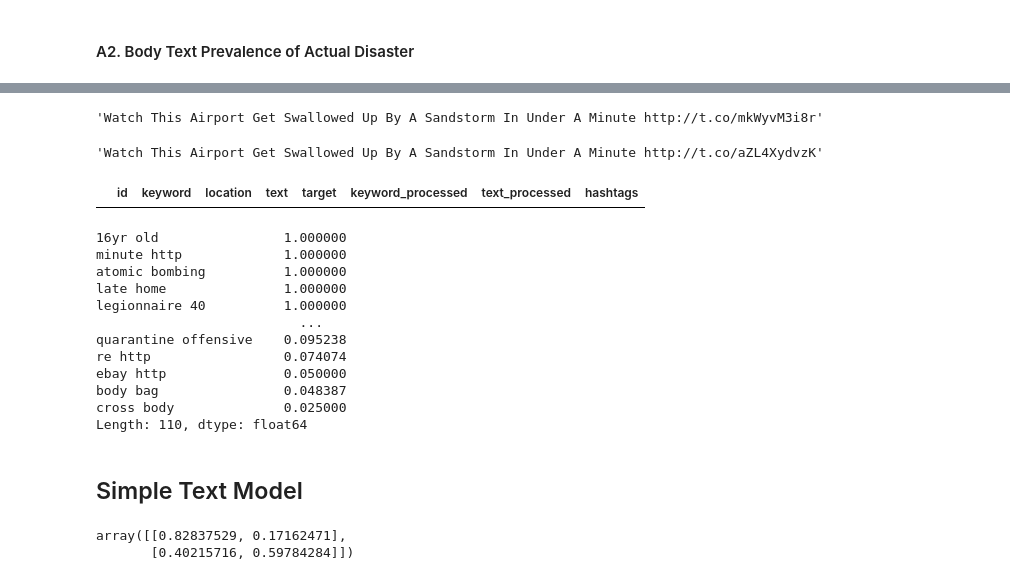
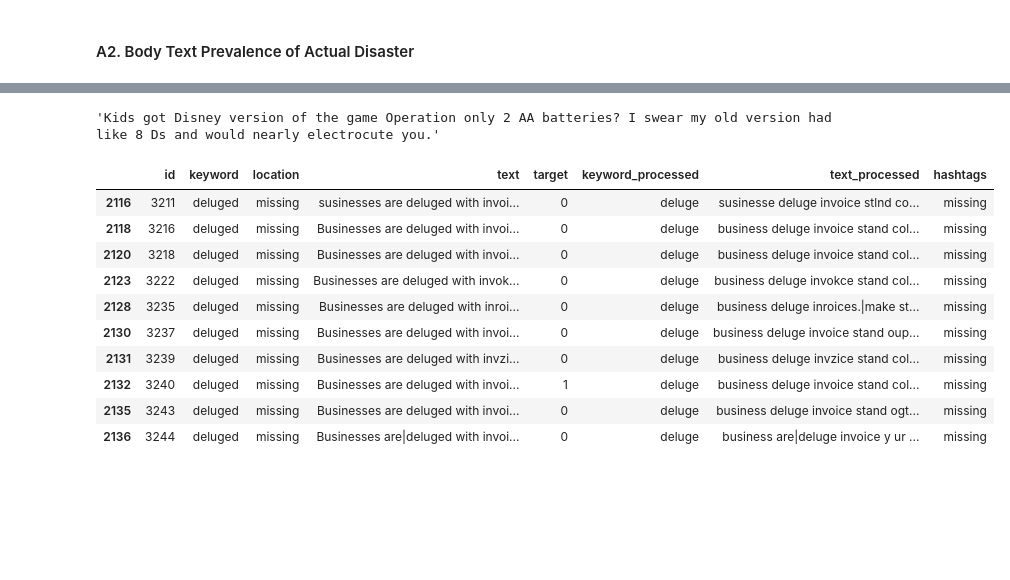
Before and after one commit to tuawong/kaggle-disaster-tweets, a Jupyter notebook: 01_disaster_tweets_Cleaning&EDA.ipynb, the cells around one changed output, grey strips where cells are left out. Drawn from its saved outputs; the diff is of its cells as text; code cells hidden in the pictures; blank space fills up the shorter version.

```diff
--- a/01_disaster_tweets_Cleaning&EDA.ipynb
+++ b/01_disaster_tweets_Cleaning&EDA.ipynb
@@ -205,12 +225,18 @@ train
 # %%
-train.loc[train.text_processed.str.contains('minute http')].iloc[0]['text']
+train.loc[train.text_processed.str.contains('electrocute')].iloc[1]['text']
 # %% [output]
-'Watch This Airport Get Swallowed Up By A Sandstorm In Under A Minute http://t.co/mkWyvM3i8r'
+'Kids got Disney version of the game Operation only 2 AA batteries? I swear my old version had like 8 Ds and would nearly electrocute you.'
 # %%
-train.loc[train.text_processed.str.contains('minute http')].iloc[1]['text']
+train.loc[train.text_processed.str.contains('pay pile')]
 # %% [output]
-'Watch This Airport Get Swallowed Up By A Sandstorm In Under A Minute http://t.co/aZL4XydvzK'
+|  | id | keyword | location | text | target | keyword_processed | text_processed | hashtags |
+| 2116 | 3211 | deluged | missing | susinesses are deluged with invoi... | 0 | deluge | susinesse deluge invoice stlnd co... | missing |
+| 2118 | 3216 | deluged | missing | Businesses are deluged with invoi... | 0 | deluge | business deluge invoice stand col... | missing |
+| 2120 | 3218 | deluged | missing | Businesses are deluged with invoi... | 0 | deluge | business deluge invoice stand col... | missing |
+| 2123 | 3222 | deluged | missing | Businesses are deluged with invok... | 0 | deluge | business deluge invokce stand col... | missing |
+| 2128 | 3235 | deluged | missing | Businesses are deluged with inroi... | 0 | deluge | business deluge inroices.|make st... | missing |
+| 2130 | 3237 | deluged | missing | Businesses are deluged with invoi... | 0 | deluge | business deluge invoice stand oup... | missing |
+| 2131 | 3239 | deluged | missing | Businesses are deluged with invzi... | 0 | deluge | business deluge invzice stand col... | missing |
+| 2132 | 3240 | deluged | missing | Businesses are deluged with invoi... | 1 | deluge | business deluge invoice stand col... | missing |
+| 2135 | 3243 | deluged | missing | Businesses are deluged with invoi... | 0 | deluge | business deluge invoice stand ogt... | missing |
+| 2136 | 3244 | deluged | missing | Businesses are|deluged with invoi... | 0 | deluge | business are|deluge invoice y ur ... | missing |
-# %%
-train.loc[train.text_processed.str.contains('minute http')].drop_duplicates('text')
-# %% [output]
-|  | id | keyword | location | text | target | keyword_processed | text_processed | hashtags |
@@ -222,22 +242,0 @@ series = pd.Series(active/word_counts, index=features.columns)
-# %%
-series.sort_values(ascending=False)
-# %% [output]
-16yr old                1.000000
-minute http             1.000000
-atomic bombing          1.000000
-late home               1.000000
-legionnaire 40          1.000000
-                          ...
-quarantine offensive    0.095238
-re http                 0.074074
-ebay http               0.050000
-body bag                0.048387
-cross body              0.025000
-Length: 110, dtype: float64
-# %% [markdown]
-## Simple Text Model
-# %%
-confusion_matrix(y_test, xgb.predict(X_test), normalize='true')
-# %% [output]
-array([[0.82837529, 0.17162471],
-       [0.40215716, 0.59784284]])
```
Also changed, not shown: parts of 20 cells of this notebook, 1 other file.
